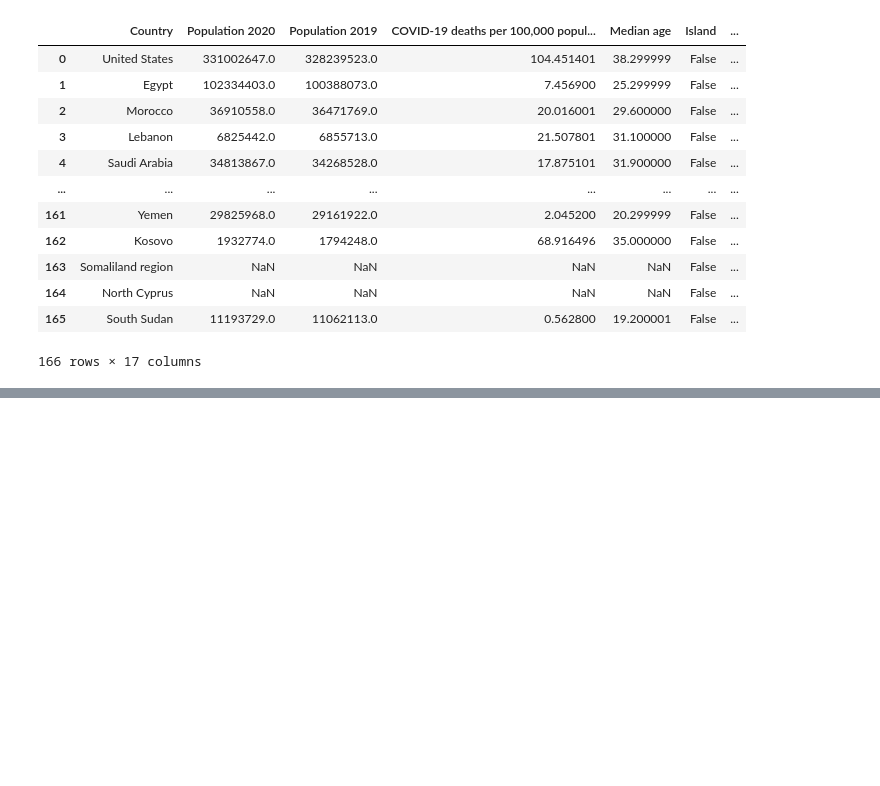
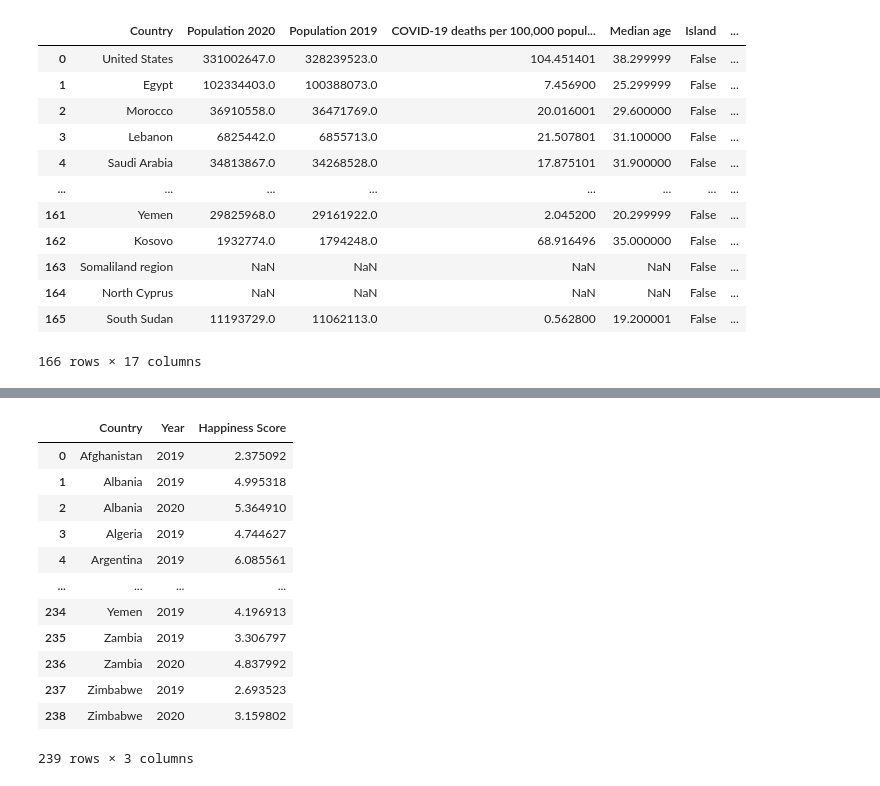
Before and after one commit to wjpang/World-Happiness-Dashboard, a Jupyter notebook: data_cleanup.ipynb, the cells around one changed output, grey strips where cells are left out. Saved outputs shown, nothing was run; the diff lists cells and outputs as text; code cells hidden in the pictures; blank space fills up the shorter version.

```diff
--- a/data_cleanup.ipynb
+++ b/data_cleanup.ipynb
@@ -111,0 +131,24 @@ mortality.to_csv("data_clean/WHR_mortality_clean.csv", index=False)
+# %%
+whr19_20.drop("log(GDP per Capita)", inplace=True, axis=1)
+whr19_20.drop("Social Support", inplace=True, axis=1)
+whr19_20.drop("Life Expectancy", inplace=True, axis=1)
+whr19_20.drop("Freedom Score", inplace=True, axis=1)
+whr19_20.drop("Generosity", inplace=True, axis=1)
+whr19_20.drop("Perceptions of Corruption", inplace=True, axis=1)
+whr19_20.reset_index(inplace=True)
+whr19_20.drop("index", inplace=True, axis=1)
+whr19_20
+# %% [output]
+|  | Country | Year | Happiness Score |
+| 0 | Afghanistan | 2019 | 2.375092 |
+| 1 | Albania | 2019 | 4.995318 |
+| 2 | Albania | 2020 | 5.364910 |
+| 3 | Algeria | 2019 | 4.744627 |
+| 4 | Argentina | 2019 | 6.085561 |
+| ... | ... | ... | ... |
+| 234 | Yemen | 2019 | 4.196913 |
+| 235 | Zambia | 2019 | 3.306797 |
+| 236 | Zambia | 2020 | 4.837992 |
+| 237 | Zimbabwe | 2019 | 2.693523 |
+| 238 | Zimbabwe | 2020 | 3.159802 |
+239 rows × 3 columns
```
Also changed, not shown: parts of 5 cells of this notebook.
